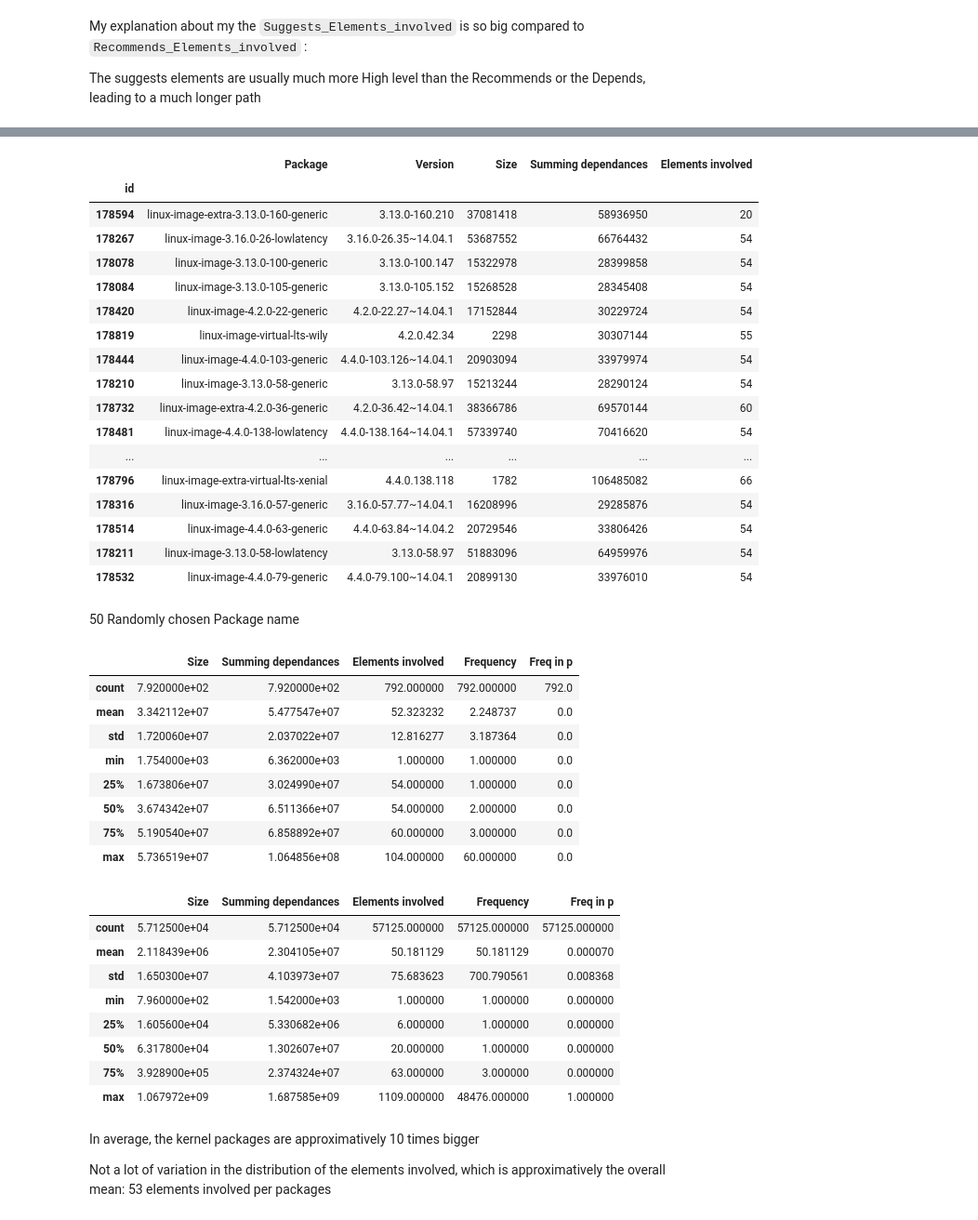
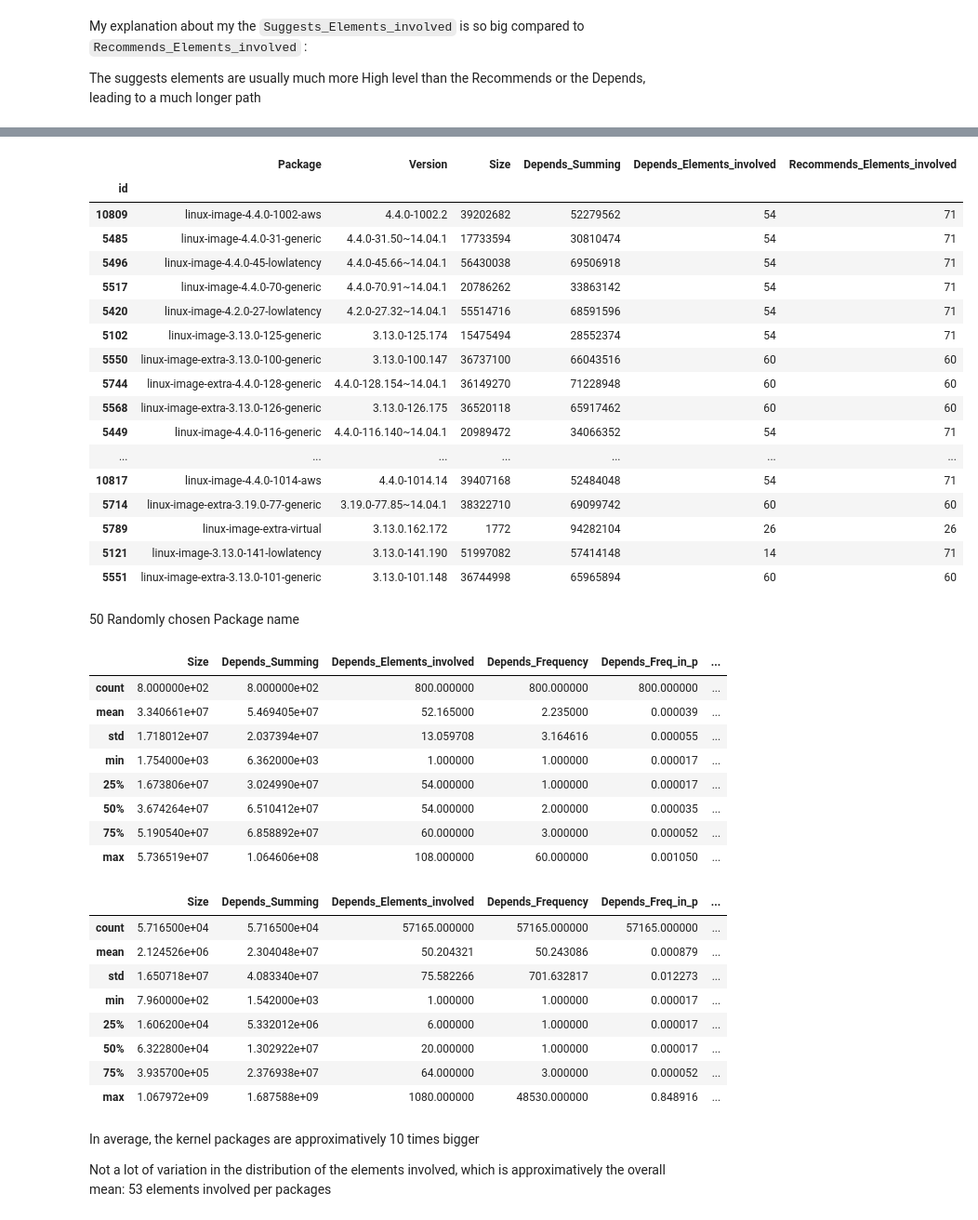
Before and after one commit to alex35469/fingerpatch, a Jupyter notebook: attack/Attack_vizualization.ipynb, the cells around one changed output, grey strips where cells are left out. Shown at 93% size. Drawn from its saved outputs; the diff is of its cells as text; code cells hidden in the pictures.

```diff
--- a/attack/Attack_vizualization.ipynb
+++ b/attack/Attack_vizualization.ipynb
@@ -1453,7 +1532,10 @@ More infos [here](https://askubuntu.com/questions/266772/why-are-there-so-many-l
 # %%
 # Load the cleaned db
-gt =load_fingerpatch("ubuntu_cleaned_packets")
+gt =load_fingerpatch(dbname="fingerpatch", table="ubuntu_cleaned_packets")
 gt_old =load_fingerpatch(dbname="fingerpatch_old", table="ubuntu_cleaned_packets")
+
+ground_truth = load_fingerpatch("ubuntu_packets")
+ground_truth = remove_useless(ground_truth)
 # %%
 kernel_keyword = gt_old[gt_old.Package.str.contains("kernel-")]
 lin_im = gt_old[gt_old.Package.str.contains("linux-image")]
@@ -1479,50 +1572,50 @@ New db : 778 Packages containing `linux-image` key words
 # %%
-kernel_package.sample(50)[["Package", "Version", "Size","Summing dependances" ,"Elements involved"]]
+kernel_package.sample(50)[["Package", "Version", "Size", "Depends_Summing" ,"Depends_Elements_involved", "Recommends_Elements_involved"]]
 # %% [output]
-|  | Package | Version | Size | Summing dependances | Elements involved |
-| id |  |  |  |  |  |
-| 178594 | linux-image-extra-3.13.0-160-generic | 3.13.0-160.210 | 37081418 | 58936950 | 20 |
-| 178267 | linux-image-3.16.0-26-lowlatency | 3.16.0-26.35~14.04.1 | 53687552 | 66764432 | 54 |
-| 178078 | linux-image-3.13.0-100-generic | 3.13.0-100.147 | 15322978 | 28399858 | 54 |
-| 178084 | linux-image-3.13.0-105-generic | 3.13.0-105.152 | 15268528 | 28345408 | 54 |
-| 178420 | linux-image-4.2.0-22-generic | 4.2.0-22.27~14.04.1 | 17152844 | 30229724 | 54 |
-| 178819 | linux-image-virtual-lts-wily | 4.2.0.42.34 | 2298 | 30307144 | 55 |
-| 178444 | linux-image-4.4.0-103-generic | 4.4.0-103.126~14.04.1 | 20903094 | 33979974 | 54 |
-| 178210 | linux-image-3.13.0-58-generic | 3.13.0-58.97 | 15213244 | 28290124 | 54 |
-| 178732 | linux-image-extra-4.2.0-36-generic | 4.2.0-36.42~14.04.1 | 38366786 | 69570144 | 60 |
-| 178481 | linux-image-4.4.0-138-lowlatency | 4.4.0-138.164~14.04.1 | 57339740 | 70416620 | 54 |
-| ... | ... | ... | ... | ... | ... |
-| 178796 | linux-image-extra-virtual-lts-xenial | 4.4.0.138.118 | 1782 | 106485082 | 66 |
-| 178316 | linux-image-3.16.0-57-generic | 3.16.0-57.77~14.04.1 | 16208996 | 29285876 | 54 |
-| 178514 | linux-image-4.4.0-63-generic | 4.4.0-63.84~14.04.2 | 20729546 | 33806426 | 54 |
-| 178211 | linux-image-3.13.0-58-lowlatency | 3.13.0-58.97 | 51883096 | 64959976 | 54 |
-| 178532 | linux-image-4.4.0-79-generic | 4.4.0-79.100~14.04.1 | 20899130 | 33976010 | 54 |
+|  | Package | Version | Size | Depends_Summing | Depends_Elements_involved | Recommends_Elements_involved |
+| id |  |  |  |  |  |  |
+| 10809 | linux-image-4.4.0-1002-aws | 4.4.0-1002.2 | 39202682 | 52279562 | 54 | 71 |
+| 5485 | linux-image-4.4.0-31-generic | 4.4.0-31.50~14.04.1 | 17733594 | 30810474 | 54 | 71 |
+| 5496 | linux-image-4.4.0-45-lowlatency | 4.4.0-45.66~14.04.1 | 56430038 | 69506918 | 54 | 71 |
+| 5517 | linux-image-4.4.0-70-generic | 4.4.0-70.91~14.04.1 | 20786262 | 33863142 | 54 | 71 |
+| 5420 | linux-image-4.2.0-27-lowlatency | 4.2.0-27.32~14.04.1 | 55514716 | 68591596 | 54 | 71 |
+| 5102 | linux-image-3.13.0-125-generic | 3.13.0-125.174 | 15475494 | 28552374 | 54 | 71 |
+| 5550 | linux-image-extra-3.13.0-100-generic | 3.13.0-100.147 | 36737100 | 66043516 | 60 | 60 |
+| 5744 | linux-image-extra-4.4.0-128-generic | 4.4.0-128.154~14.04.1 | 36149270 | 71228948 | 60 | 60 |
+| 5568 | linux-image-extra-3.13.0-126-generic | 3.13.0-126.175 | 36520118 | 65917462 | 60 | 60 |
+| 5449 | linux-image-4.4.0-116-generic | 4.4.0-116.140~14.04.1 | 20989472 | 34066352 | 54 | 71 |
+| ... | ... | ... | ... | ... | ... | ... |
+| 10817 | linux-image-4.4.0-1014-aws | 4.4.0-1014.14 | 39407168 | 52484048 | 54 | 71 |
+| 5714 | linux-image-extra-3.19.0-77-generic | 3.19.0-77.85~14.04.1 | 38322710 | 69099742 | 60 | 60 |
+| 5789 | linux-image-extra-virtual | 3.13.0.162.172 | 1772 | 94282104 | 26 | 26 |
+| 5121 | linux-image-3.13.0-141-lowlatency | 3.13.0-141.190 | 51997082 | 57414148 | 14 | 71 |
+| 5551 | linux-image-extra-3.13.0-101-generic | 3.13.0-101.148 | 36744998 | 65965894 | 60 | 60 |
 # %% [markdown]
 50 Randomly chosen Package name
 # %%
 kernel_package.describe()
 # %% [output]
-|  | Size | Summing dependances | Elements involved | Frequency | Freq in p |
-| count | 7.920000e+02 | 7.920000e+02 | 792.000000 | 792.000000 | 792.0 |
-| mean | 3.342112e+07 | 5.477547e+07 | 52.323232 | 2.248737 | 0.0 |
-| std | 1.720060e+07 | 2.037022e+07 | 12.816277 | 3.187364 | 0.0 |
-| min | 1.754000e+03 | 6.362000e+03 | 1.000000 | 1.000000 | 0.0 |
-| 25% | 1.673806e+07 | 3.024990e+07 | 54.000000 | 1.000000 | 0.0 |
-| 50% | 3.674342e+07 | 6.511366e+07 | 54.000000 | 2.000000 | 0.0 |
-| 75% | 5.190540e+07 | 6.858892e+07 | 60.000000 | 3.000000 | 0.0 |
-| max | 5.736519e+07 | 1.064856e+08 | 104.000000 | 60.000000 | 0.0 |
+|  | Size | Depends_Summing | Depends_Elements_involved | Depends_Frequency | Depends_Freq_in_p | ... |
+| count | 8.000000e+02 | 8.000000e+02 | 800.000000 | 800.000000 | 800.000000 | ... |
+| mean | 3.340661e+07 | 5.469405e+07 | 52.165000 | 2.235000 | 0.000039 | ... |
+| std | 1.718012e+07 | 2.037394e+07 | 13.059708 | 3.164616 | 0.000055 | ... |
+| min | 1.754000e+03 | 6.362000e+03 | 1.000000 | 1.000000 | 0.000017 | ... |
+| 25% | 1.673806e+07 | 3.024990e+07 | 54.000000 | 1.000000 | 0.000017 | ... |
+| 50% | 3.674264e+07 | 6.510412e+07 | 54.000000 | 2.000000 | 0.000035 | ... |
+| 75% | 5.190540e+07 | 6.858892e+07 | 60.000000 | 3.000000 | 0.000052 | ... |
+| max | 5.736519e+07 | 1.064606e+08 | 108.000000 | 60.000000 | 0.001050 | ... |
 # %%
 gt.describe()
 # %% [output]
-|  | Size | Summing dependances | Elements involved | Frequency | Freq in p |
-| count | 5.712500e+04 | 5.712500e+04 | 57125.000000 | 57125.000000 | 57125.000000 |
-| mean | 2.118439e+06 | 2.304105e+07 | 50.181129 | 50.181129 | 0.000070 |
-| std | 1.650300e+07 | 4.103973e+07 | 75.683623 | 700.790561 | 0.008368 |
-| min | 7.960000e+02 | 1.542000e+03 | 1.000000 | 1.000000 | 0.000000 |
-| 25% | 1.605600e+04 | 5.330682e+06 | 6.000000 | 1.000000 | 0.000000 |
-| 50% | 6.317800e+04 | 1.302607e+07 | 20.000000 | 1.000000 | 0.000000 |
-| 75% | 3.928900e+05 | 2.374324e+07 | 63.000000 | 3.000000 | 0.000000 |
-| max | 1.067972e+09 | 1.687585e+09 | 1109.000000 | 48476.000000 | 1.000000 |
+|  | Size | Depends_Summing | Depends_Elements_involved | Depends_Frequency | Depends_Freq_in_p | ... |
+| count | 5.716500e+04 | 5.716500e+04 | 57165.000000 | 57165.000000 | 57165.000000 | ... |
+| mean | 2.124526e+06 | 2.304048e+07 | 50.204321 | 50.243086 | 0.000879 | ... |
+| std | 1.650718e+07 | 4.083340e+07 | 75.582266 | 701.632817 | 0.012273 | ... |
+| min | 7.960000e+02 | 1.542000e+03 | 1.000000 | 1.000000 | 0.000017 | ... |
+| 25% | 1.606200e+04 | 5.332012e+06 | 6.000000 | 1.000000 | 0.000017 | ... |
+| 50% | 6.322800e+04 | 1.302922e+07 | 20.000000 | 1.000000 | 0.000017 | ... |
+| 75% | 3.935700e+05 | 2.376938e+07 | 64.000000 | 3.000000 | 0.000052 | ... |
+| max | 1.067972e+09 | 1.687588e+09 | 1080.000000 | 48530.000000 | 0.848916 | ... |
 # %% [markdown]
 In average, the kernel packages are approximatively 10 times bigger
 
```
Also changed, not shown: parts of 60 cells of this notebook, 5 other files.
